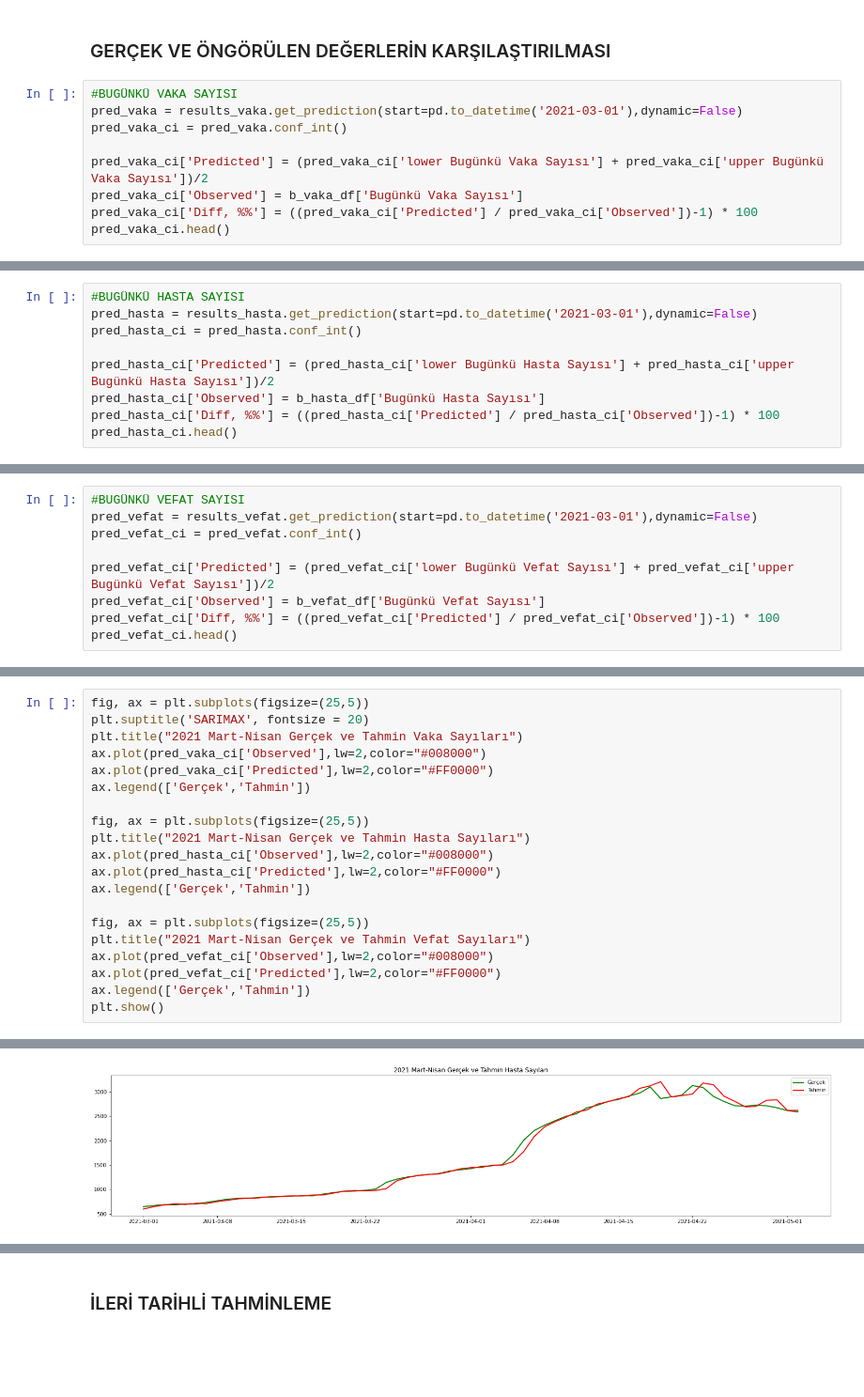
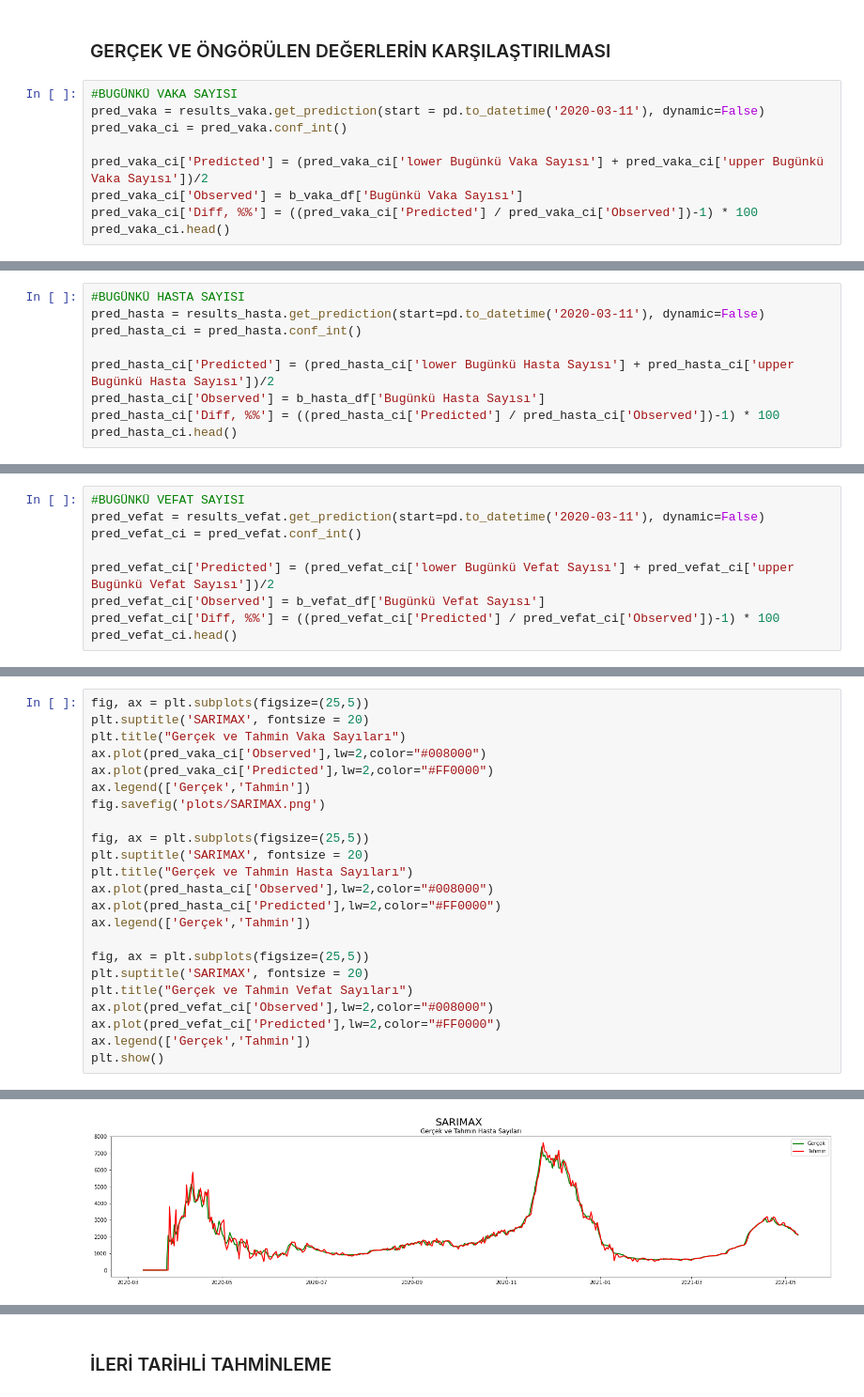
Before and after one commit to nafizcntz/Covid19-Tr-Forecasting, a Jupyter notebook: covid_tr.ipynb, the cells around one changed output, grey strips where cells are left out. Shown at 94% size. Drawn from its saved outputs; the diff is of its cells as text; blank space fills up the shorter version.

```diff
--- a/covid_tr.ipynb
+++ b/covid_tr.ipynb
@@ -451,7 +446,7 @@ Total fit time: 47.211 seconds
 ### GERÇEK VE ÖNGÖRÜLEN DEĞERLERİN KARŞILAŞTIRILMASI
 # %%
 #BUGÜNKÜ VAKA SAYISI
-pred_vaka = results_vaka.get_prediction(start=pd.to_datetime('2021-03-01'),dynamic=False)
+pred_vaka = results_vaka.get_prediction(start = pd.to_datetime('2020-03-11'), dynamic=False)
 pred_vaka_ci = pred_vaka.conf_int()
 
 pred_vaka_ci['Predicted'] = (pred_vaka_ci['lower Bugünkü Vaka Sayısı'] + pred_vaka_ci['upper Bugünkü Vaka Sayısı'])/2
@@ -468,6 +463,6 @@ pred_vaka_ci.head()
 # %%
 #BUGÜNKÜ HASTA SAYISI
-pred_hasta = results_hasta.get_prediction(start=pd.to_datetime('2021-03-01'),dynamic=False)
+pred_hasta = results_hasta.get_prediction(start=pd.to_datetime('2020-03-11'), dynamic=False)
 pred_hasta_ci = pred_hasta.conf_int()
 
 pred_hasta_ci['Predicted'] = (pred_hasta_ci['lower Bugünkü Hasta Sayısı'] + pred_hasta_ci['upper Bugünkü Hasta Sayısı'])/2
@@ -484,6 +479,6 @@ pred_hasta_ci.head()
 # %%
 #BUGÜNKÜ VEFAT SAYISI
-pred_vefat = results_vefat.get_prediction(start=pd.to_datetime('2021-03-01'),dynamic=False)
+pred_vefat = results_vefat.get_prediction(start=pd.to_datetime('2020-03-11'), dynamic=False)
 pred_vefat_ci = pred_vefat.conf_int()
 
 pred_vefat_ci['Predicted'] = (pred_vefat_ci['lower Bugünkü Vefat Sayısı'] + pred_vefat_ci['upper Bugünkü Vefat Sayısı'])/2
@@ -500,19 +495,22 @@ pred_vefat_ci.head()
 # %%
 fig, ax = plt.subplots(figsize=(25,5))
 plt.suptitle('SARIMAX', fontsize = 20)
-plt.title("2021 Mart-Nisan Gerçek ve Tahmin Vaka Sayıları")
+plt.title("Gerçek ve Tahmin Vaka Sayıları")
 ax.plot(pred_vaka_ci['Observed'],lw=2,color="#008000")
 ax.plot(pred_vaka_ci['Predicted'],lw=2,color="#FF0000")
 ax.legend(['Gerçek','Tahmin'])
+fig.savefig('plots/SARIMAX.png')
 
 fig, ax = plt.subplots(figsize=(25,5))
-plt.title("2021 Mart-Nisan Gerçek ve Tahmin Hasta Sayıları")
+plt.suptitle('SARIMAX', fontsize = 20)
+plt.title("Gerçek ve Tahmin Hasta Sayıları")
 ax.plot(pred_hasta_ci['Observed'],lw=2,color="#008000")
 ax.plot(pred_hasta_ci['Predicted'],lw=2,color="#FF0000")
 ax.legend(['Gerçek','Tahmin'])
 
 fig, ax = plt.subplots(figsize=(25,5))
-plt.title("2021 Mart-Nisan Gerçek ve Tahmin Vefat Sayıları")
+plt.suptitle('SARIMAX', fontsize = 20)
+plt.title("Gerçek ve Tahmin Vefat Sayıları")
 ax.plot(pred_vefat_ci['Observed'],lw=2,color="#008000")
 ax.plot(pred_vefat_ci['Predicted'],lw=2,color="#FF0000")
 ax.legend(['Gerçek','Tahmin'])
@@ -522 +520 @@ plt.show()
-[figure, old version]
+[figure, new version]
```
Also changed, not shown: parts of 60 cells of this notebook, 11 other files.
